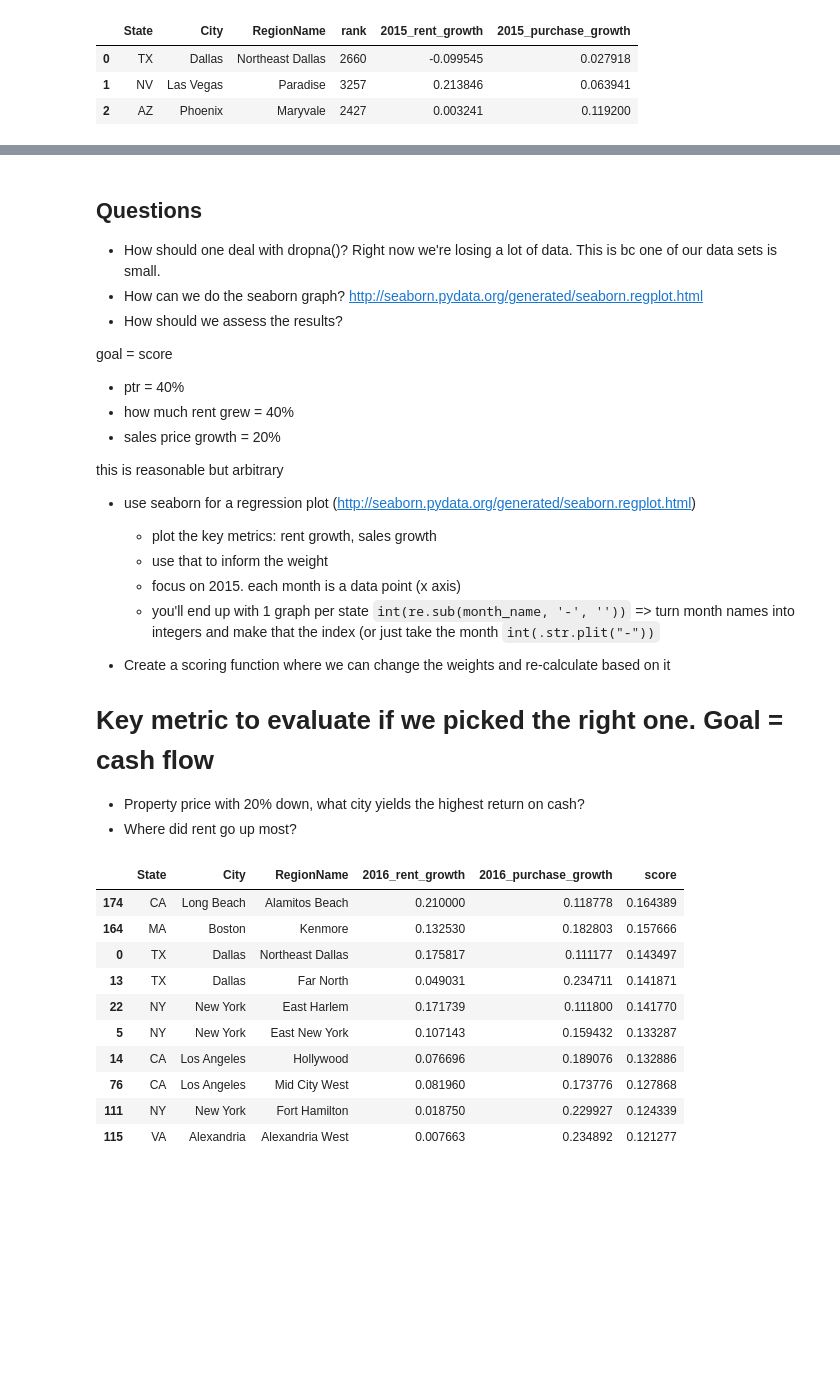
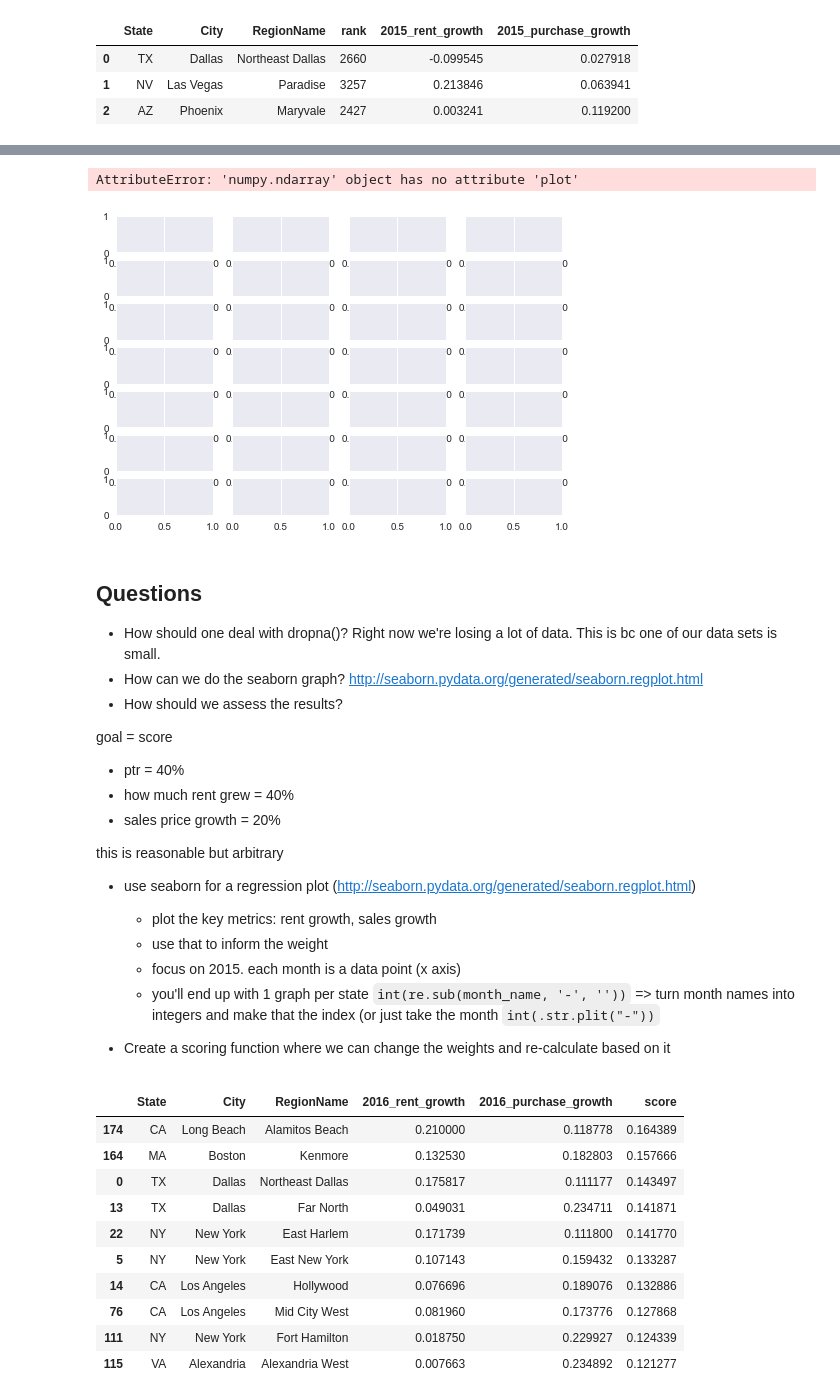
Before and after one commit to carlsednaoui/thinkful-data-science, a Jupyter notebook: coursework/unit_1_project/zillow_prediction.ipynb, the cells around one changed output, grey strips where cells are left out. Drawn from its saved outputs; the diff is of its cells as text; code cells hidden in the pictures; blank space fills up the shorter version.

````diff
--- a/coursework/unit_1_project/zillow_prediction.ipynb
+++ b/coursework/unit_1_project/zillow_prediction.ipynb
@@ -161,3 +153,10 @@ SyntaxError: invalid syntax (<ipython-input-81-8f8f8d72e878>, line 1)
+# %%
+f, axis = plt.subplots(7, 4, sharey=True)
+for i, x in enumerate(rental_1_sorted_date.T):
+    axis[i].plot(df[x])
+# %% [output]
+AttributeError: 'numpy.ndarray' object has no attribute 'plot'
+[figure, added]
 # %% [markdown]
 ## Questions
 
@@ -181,11 +180,6 @@ this is reasonable but arbitrary
   ```int(re.sub(month_name, '-', ''))``` => turn month names into integers and make that the index (or just take the month ```int(.str.plit("-"))```
 
 - Create a scoring function where we can change the weights and re-calculate based on it
-
-
-# Key metric to evaluate if we picked the right one. Goal = cash flow
-- Property price with 20% down, what city yields the highest return on cash?
-- Where did rent go up most?
 # %%
 # How 100% sure how to assess the results
 
````
Also changed, not shown: parts of 3 cells of this notebook.
